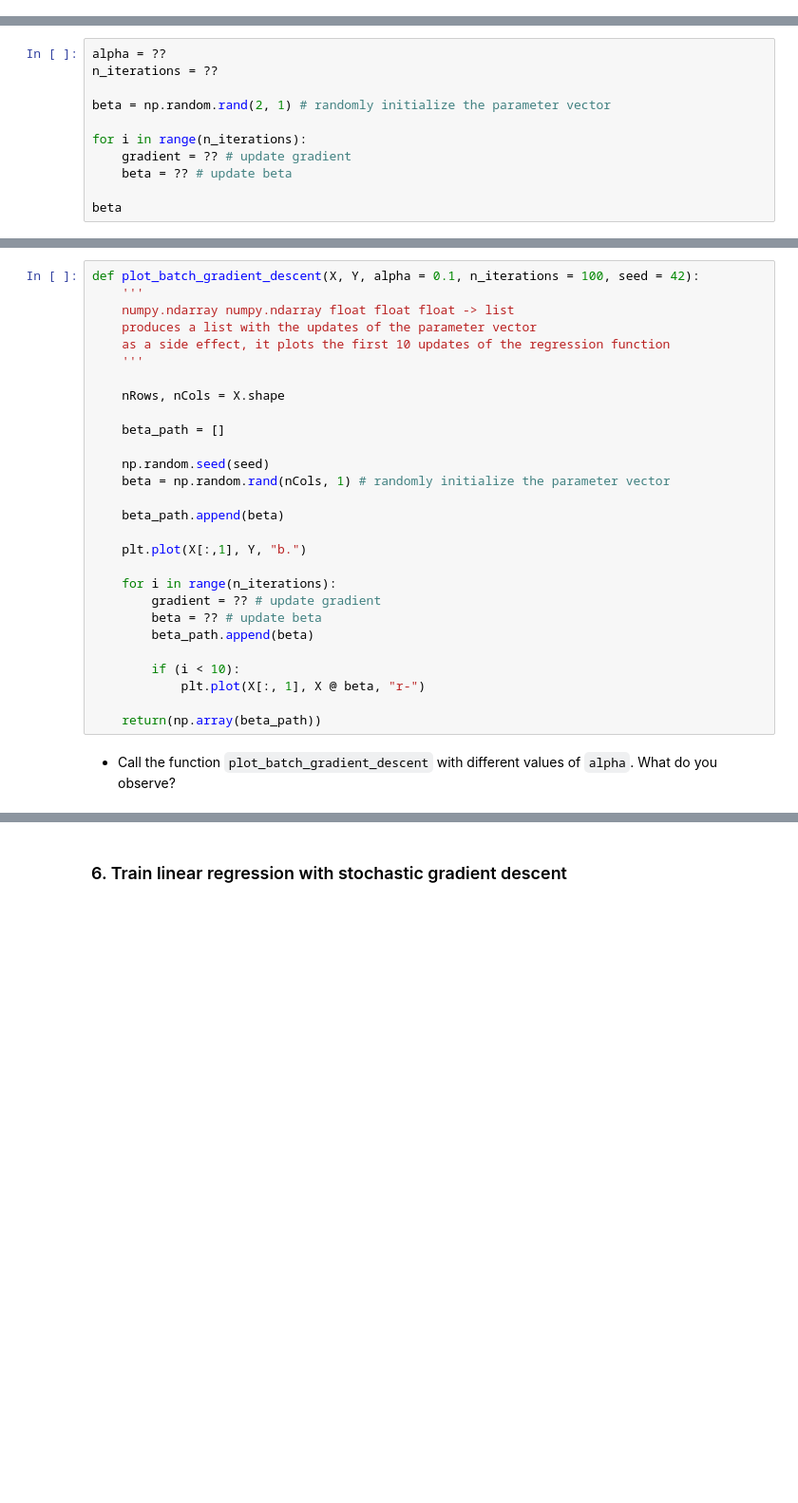
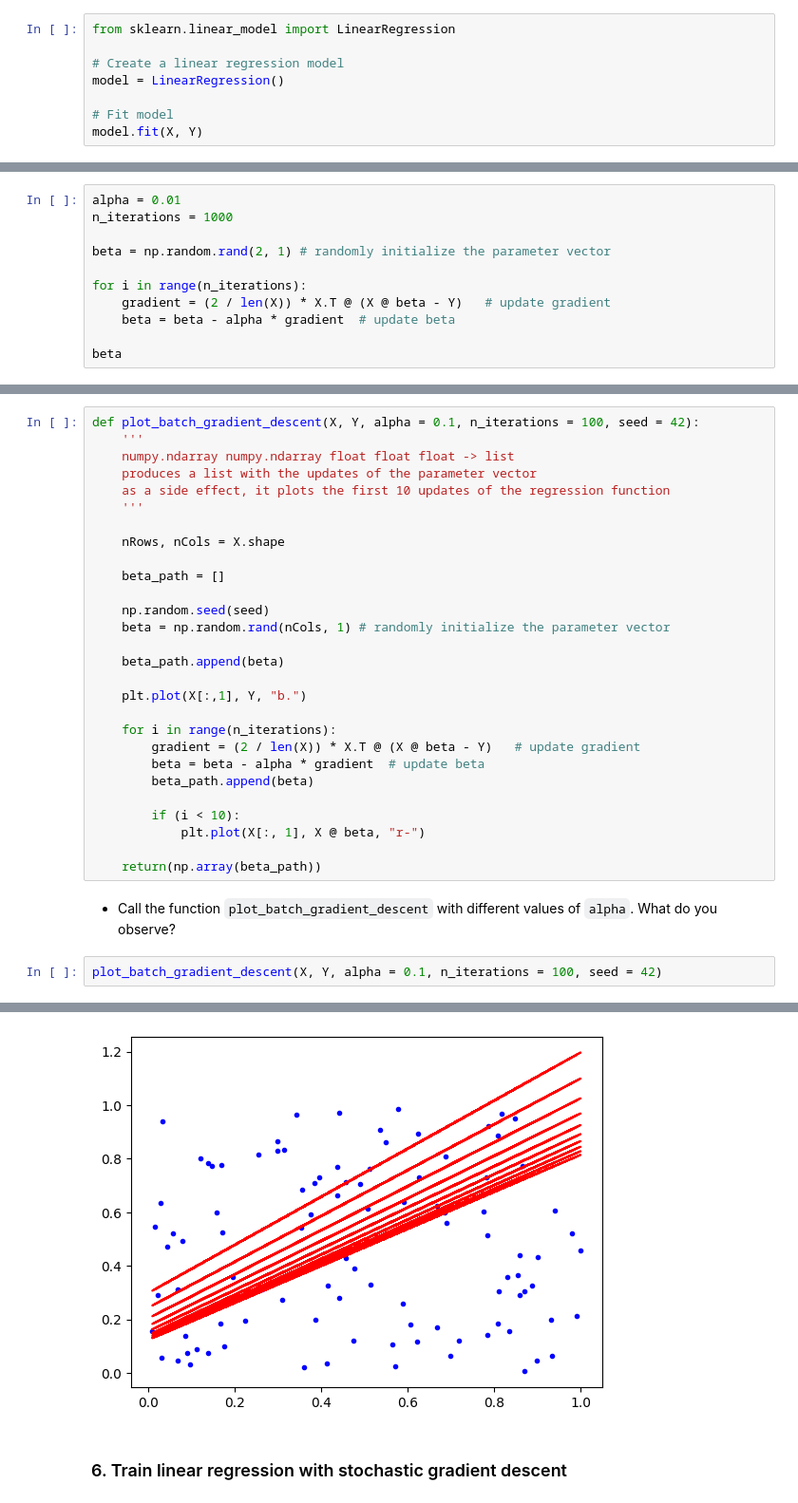
Before and after one commit to Guus03/MSc-Business-Analytics, a Jupyter notebook: Machine-Learning/Exercise_02.ipynb, the cells around one changed output, grey strips where cells are left out. Shown at 95% size. Drawn from its saved outputs; the diff is of its cells as text; blank space fills up the shorter version.

```diff
--- a/Machine-Learning/Exercise_02.ipynb
+++ b/Machine-Learning/Exercise_02.ipynb
@@ -122,3 +129,11 @@ print(predictions)
 * Fit a linear regression model using the `scikit-learn` library.
 
 _Hint_: Be careful, the `fit` method from `scikit-learn` requires the predictor matrix without the intercept.
+# %%
+from sklearn.linear_model import LinearRegression
+
+# Create a linear regression model
+model = LinearRegression()
+
+# Fit model
+model.fit(X, Y)
@@ -164,13 +189,13 @@ where $\alpha$ is the learning rate, a **crucial** tuning parameter for the algo
 # %% [markdown]
 * We now implement the batch gradient descent algorithm. Fill in the `??`. Which value of `beta` do you obtain? What happens if you change `alpha`?
 # %%
-alpha = ??
-n_iterations = ??
+alpha = 0.01
+n_iterations = 1000
 
 beta = np.random.rand(2, 1) # randomly initialize the parameter vector
 
 for i in range(n_iterations):
-    gradient = ?? # update gradient
-    beta = ?? # update beta
+    gradient = (2 / len(X)) * X.T @ (X @ beta - Y)   # update gradient
+    beta = beta - alpha * gradient  # update beta
 
 beta
@@ -196,8 +239,8 @@ def plot_batch_gradient_descent(X, Y, alpha = 0.1, n_iterations = 100, seed = 42
     plt.plot(X[:,1], Y, "b.")
 
     for i in range(n_iterations):
-        gradient = ?? # update gradient
-        beta = ?? # update beta
+        gradient = (2 / len(X)) * X.T @ (X @ beta - Y)   # update gradient
+        beta = beta - alpha * gradient  # update beta
         beta_path.append(beta)
 
         if (i < 10):
@@ -206,3 +249,6 @@ def plot_batch_gradient_descent(X, Y, alpha = 0.1, n_iterations = 100, seed = 42
     return(np.array(beta_path))
 # %% [markdown]
 * Call the function `plot_batch_gradient_descent` with different values of `alpha`. What do you observe?
+# %%
+plot_batch_gradient_descent(X, Y, alpha = 0.1, n_iterations = 100, seed = 42)
+# %% [output]
@@ -209,3 +272,4 @@ def plot_batch_gradient_descent(X, Y, alpha = 0.1, n_iterations = 100, seed = 42
+[figure, added]
 # %% [markdown]
 ### 6. Train linear regression with stochastic gradient descent
 # %% [markdown]
```
Also changed, not shown: parts of 15 cells of this notebook.
